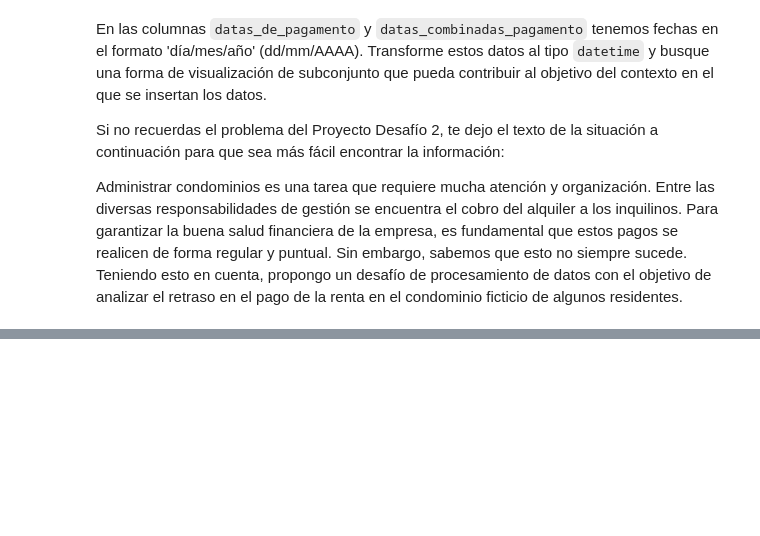
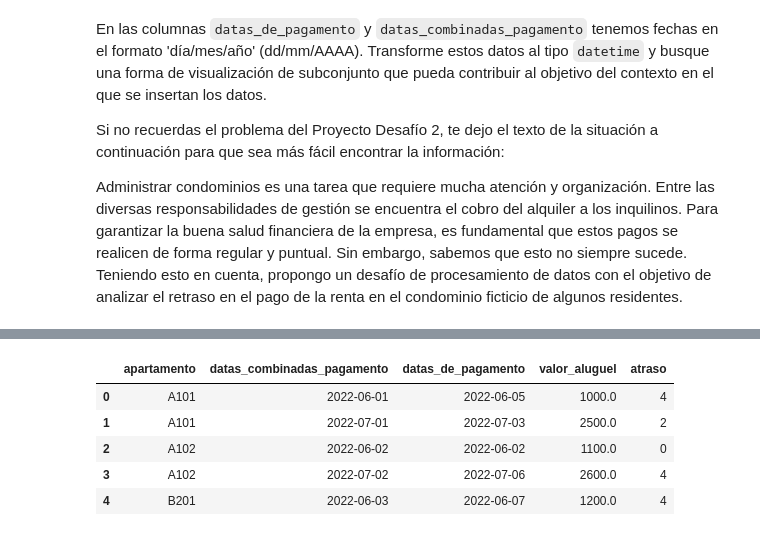
Before and after one commit to jbcodedev/py-pandas-manipulation, a Jupyter notebook: challenge-pandas-project-02-condominium-management.ipynb, the cells around one changed output, grey strips where cells are left out. Drawn from its saved outputs; the diff is of its cells as text; code cells hidden in the pictures; blank space fills up the shorter version.

```diff
--- a/challenge-pandas-project-02-condominium-management.ipynb
+++ b/challenge-pandas-project-02-condominium-management.ipynb
@@ -281,0 +309,6 @@ Administrar condominios es una tarea que requiere mucha atención y organizació
+# %%
+# Transformar para el tipo datetime definiendo el formato de fecha como DD/MM/AAAA ('%d/%m/%Y')
+
+datos['datas_combinadas_pagamento'] = pd.to_datetime(datos['datas_combinadas_pagamento'], format='%d/%m/%Y')
+# %%
+datos['datas_de_pagamento'] = pd.to_datetime(datos['datas_de_pagamento'], format='%d/%m/%Y')
@@ -281,0 +326,16 @@ Administrar condominios es una tarea que requiere mucha atención y organizació
+# %%
+# Para contribuir en la solución del contexto es posible calcular la diferencia de días
+# entre la fecha combinada y la fecha de pagamento con dt.days
+
+datos['atraso'] = (datos['datas_de_pagamento'] - datos['datas_combinadas_pagamento']).dt.days
+# %%
+# Validando creacion de nueva columna atraso
+
+datos.head()
+# %% [output]
+|  | apartamento | datas_combinadas_pagamento | datas_de_pagamento | valor_aluguel | atraso |
+| 0 | A101 | 2022-06-01 | 2022-06-05 | 1000.0 | 4 |
+| 1 | A101 | 2022-07-01 | 2022-07-03 | 2500.0 | 2 |
+| 2 | A102 | 2022-06-02 | 2022-06-02 | 1100.0 | 0 |
+| 3 | A102 | 2022-07-02 | 2022-07-06 | 2600.0 | 4 |
+| 4 | B201 | 2022-06-03 | 2022-06-07 | 1200.0 | 4 |
```
Also changed, not shown: parts of 5 cells of this notebook.
